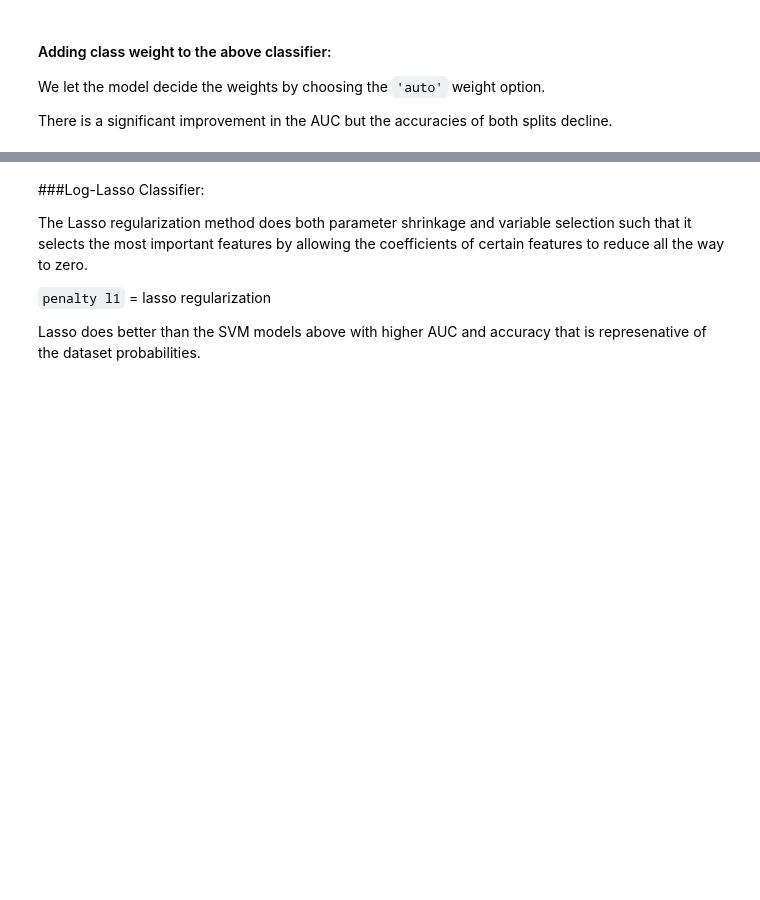
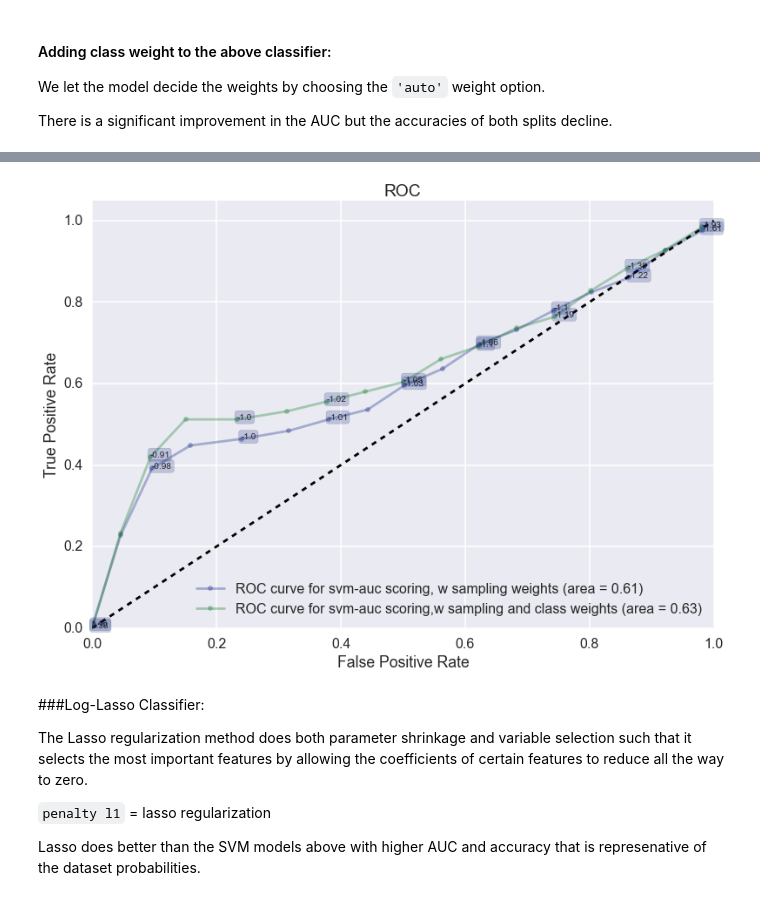
Before and after one commit to martinkess/India, a Jupyter notebook: SVC + Log-Lasso Classifier.ipynb, the cells around one changed output, grey strips where cells are left out. Saved outputs shown, nothing was run; the diff lists cells and outputs as text; code cells hidden in the pictures; blank space fills up the shorter version.

```diff
--- a/SVC + Log-Lasso Classifier.ipynb
+++ b/SVC + Log-Lasso Classifier.ipynb
@@ -339,3 +368,15 @@ plt.hist(clfsvm.decision_function(Xtest1))
+# %%
+#Attemped putting sampling weights.
+# Changed to cv_optimize and do_classify to try adding s.w. to grid-search and the final fit.
+#It didn't seem to do greatly or I was not able to get it worked.
+
+with sns.color_palette("dark"):
+    ax= make_roc("svm-auc scoring, w sampling weights",clfsvms, ytests, Xtests, labe=400, proba=False,  skip=200);
+    make_roc("svm-auc scoring,w sampling and class weights",clfsvms1, ytests1, Xtests1, ax, labe=400, proba=False,
+             skip=200)
+plt.savefig('figures/Anne/SampleWeightFail.png', dpi=100)
+# %% [output]
+[figure, added]
 # %%
 reuse_split=dict(Xtrain=Xtrain, Xtest=Xtest, ytrain=ytrain, ytest=ytest)
 # %% [markdown]
```
Also changed, not shown: parts of 69 cells of this notebook.
